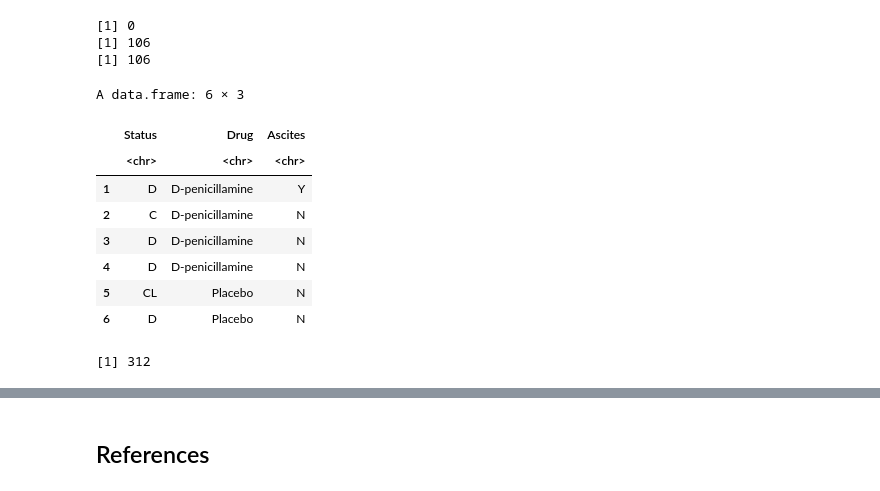
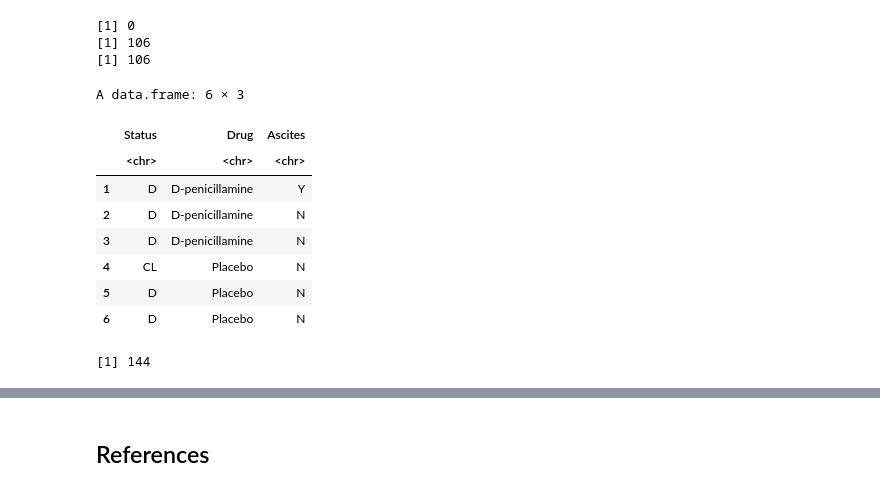
Before and after one commit to Rithika-Nair/STAT-201-Final_Project, a Jupyter notebook: Project-Final-Report.ipynb, the cells around one changed output, grey strips where cells are left out. Drawn from its saved outputs; the diff is of its cells as text; code cells hidden in the pictures.

```diff
--- a/Project-Final-Report.ipynb
+++ b/Project-Final-Report.ipynb
@@ -106,19 +88,20 @@ print(sum(is.na(cirrhosis$Ascites)))
 # %%
 # Filtering out the rows containing NA values in either Drug or Ascites columns
 cirrhosis_filtered <- cirrhosis %>%
         filter(!is.na(Drug)) %>%
-        filter(!is.na(Ascites))
+        filter(!is.na(Ascites)) %>%
+        filter(Status %in% c("CL", "D"))
 
 head(cirrhosis_filtered)
 nrow(cirrhosis_filtered)
 # %% [output]
 A data.frame: 6 × 3
 |  | Status | Drug | Ascites |
 |  | <chr> | <chr> | <chr> |
 | 1 | D | D-penicillamine | Y |
-| 2 | C | D-penicillamine | N |
+| 2 | D | D-penicillamine | N |
 | 3 | D | D-penicillamine | N |
-| 4 | D | D-penicillamine | N |
-| 5 | CL | Placebo | N |
+| 4 | CL | Placebo | N |
+| 5 | D | Placebo | N |
 | 6 | D | Placebo | N |
-[1] 312
+[1] 144
```
Also changed, not shown: parts of 15 cells of this notebook.
